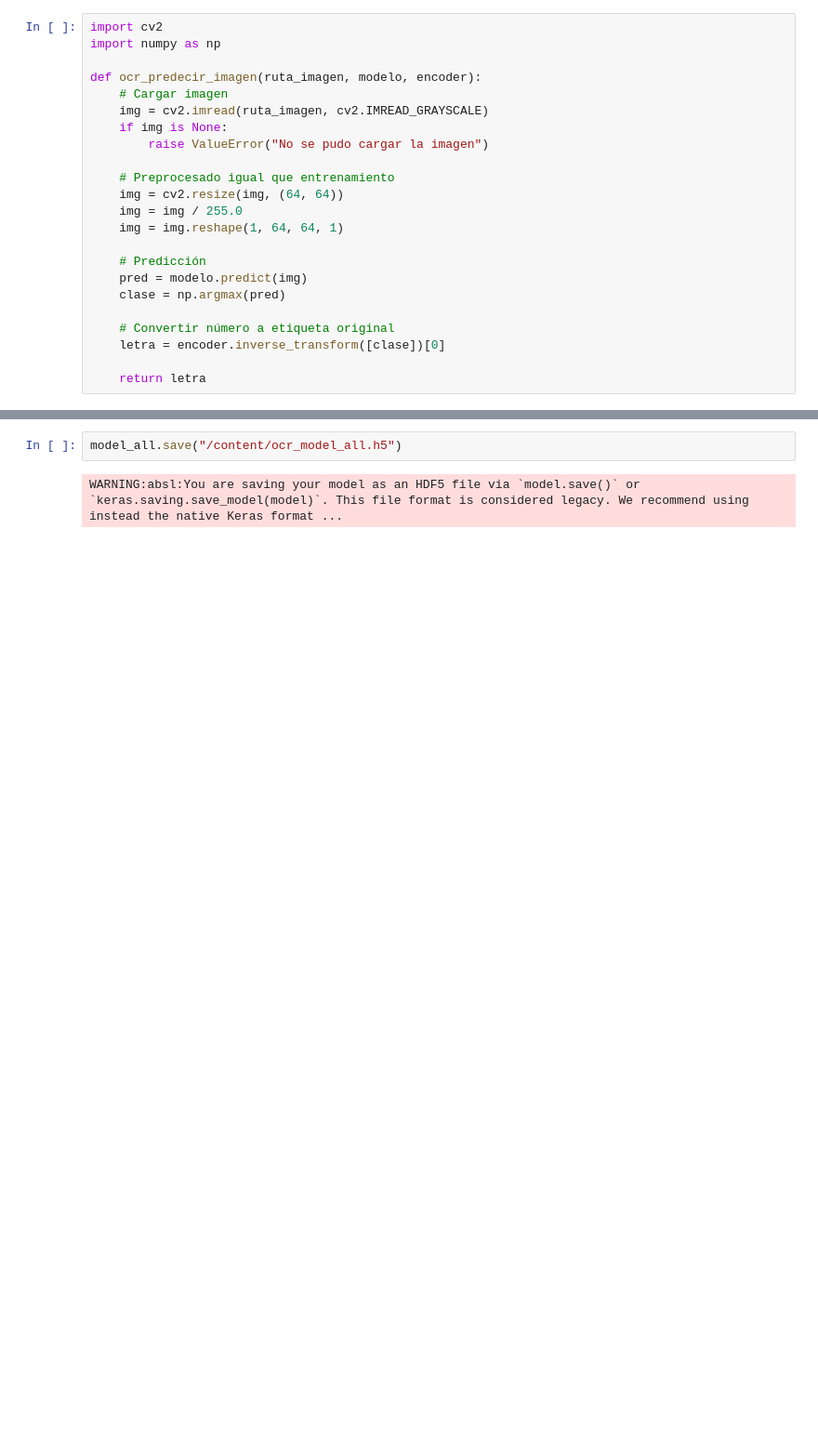
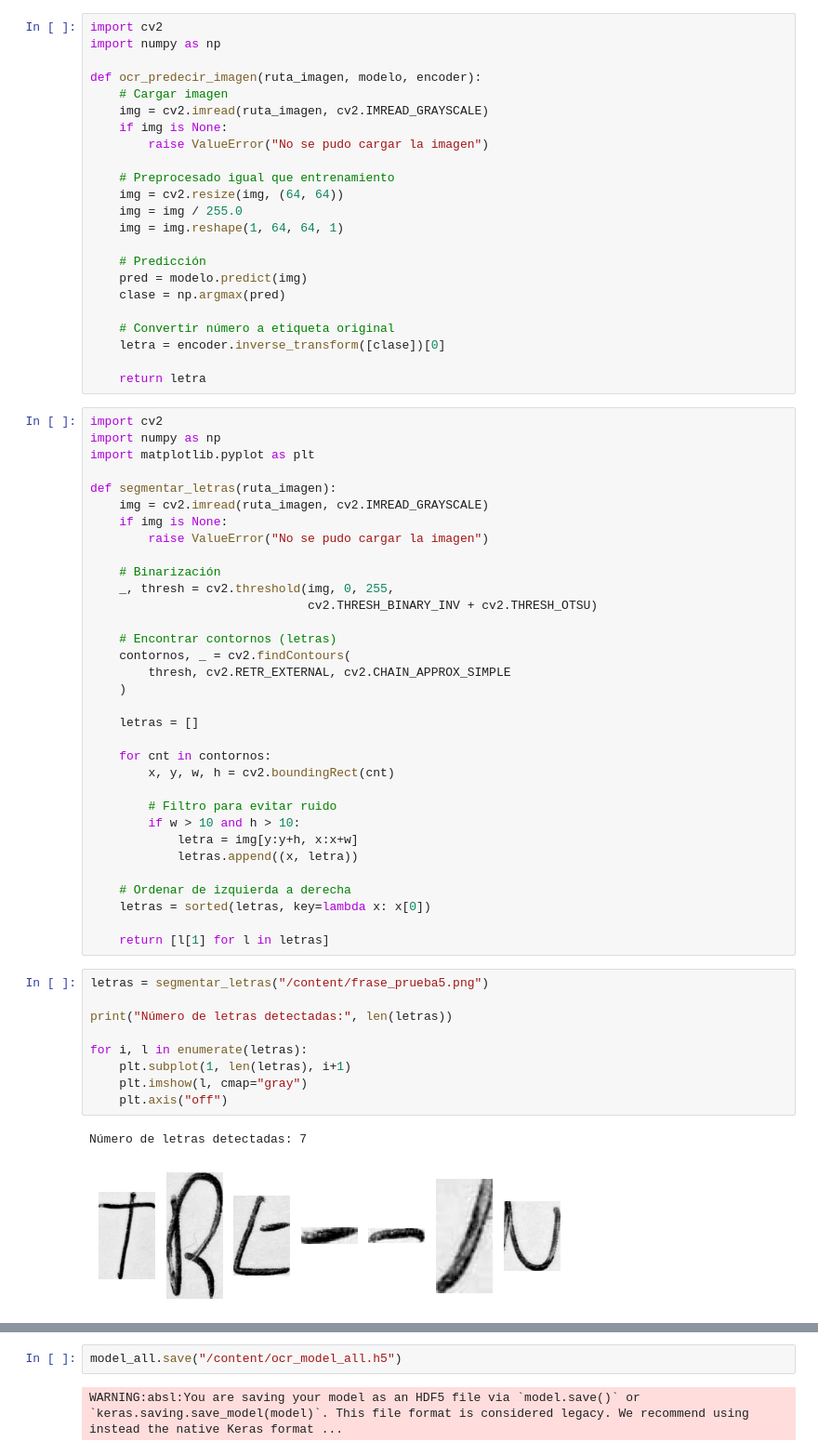
Before and after one commit to LavinAguado/-25-26-IYA051---Inteligencia-Artificial, a Jupyter notebook: retos_examenes/Examen Final/DanielLavin/OCR.ipynb, the cells around one changed output, grey strips where cells are left out. Shown at 93% size. Drawn from its saved outputs; the diff is of its cells as text; blank space fills up the shorter version.

```diff
--- a/retos_examenes/Examen Final/DanielLavin/OCR.ipynb
+++ b/retos_examenes/Examen Final/DanielLavin/OCR.ipynb
@@ -571,3 +571,48 @@ def ocr_predecir_imagen(ruta_imagen, modelo, encoder):
     letra = encoder.inverse_transform([clase])[0]
 
     return letra
+# %%
+import cv2
+import numpy as np
+import matplotlib.pyplot as plt
+
+def segmentar_letras(ruta_imagen):
+    img = cv2.imread(ruta_imagen, cv2.IMREAD_GRAYSCALE)
+    if img is None:
+        raise ValueError("No se pudo cargar la imagen")
+
+    # Binarización
+    _, thresh = cv2.threshold(img, 0, 255,
+                              cv2.THRESH_BINARY_INV + cv2.THRESH_OTSU)
+
+    # Encontrar contornos (letras)
+    contornos, _ = cv2.findContours(
+        thresh, cv2.RETR_EXTERNAL, cv2.CHAIN_APPROX_SIMPLE
+    )
+
+    letras = []
+
+    for cnt in contornos:
+        x, y, w, h = cv2.boundingRect(cnt)
+
+        # Filtro para evitar ruido
+        if w > 10 and h > 10:
+            letra = img[y:y+h, x:x+w]
+            letras.append((x, letra))
+
+    # Ordenar de izquierda a derecha
+    letras = sorted(letras, key=lambda x: x[0])
+
+    return [l[1] for l in letras]
+# %%
+letras = segmentar_letras("/content/frase_prueba5.png")
+
+print("Número de letras detectadas:", len(letras))
+
+for i, l in enumerate(letras):
+    plt.subplot(1, len(letras), i+1)
+    plt.imshow(l, cmap="gray")
+    plt.axis("off")
+# %% [output]
+Número de letras detectadas: 7
+[figure, added]
```
Also changed, not shown: parts of 19 cells of this notebook, 18 other files.
